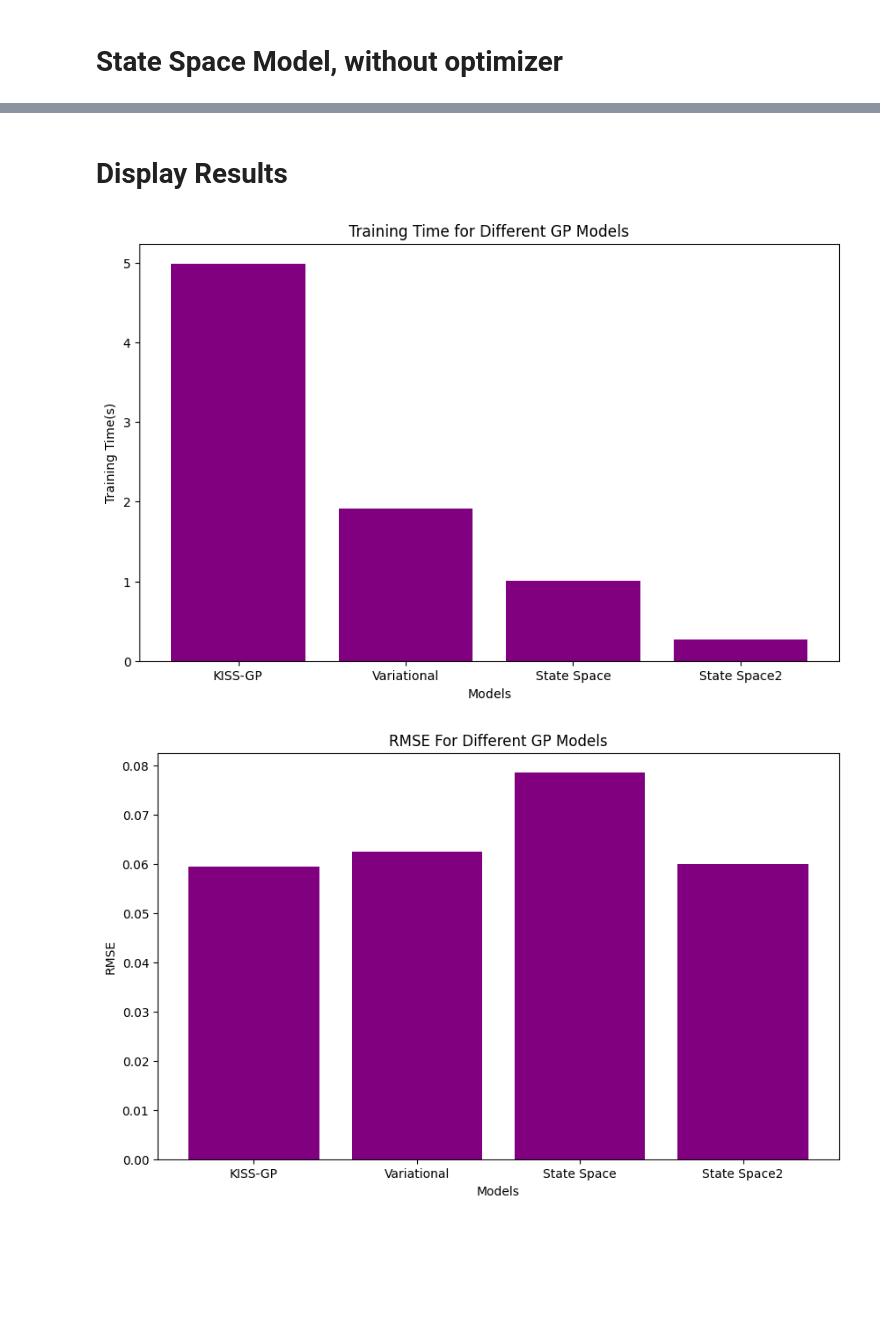
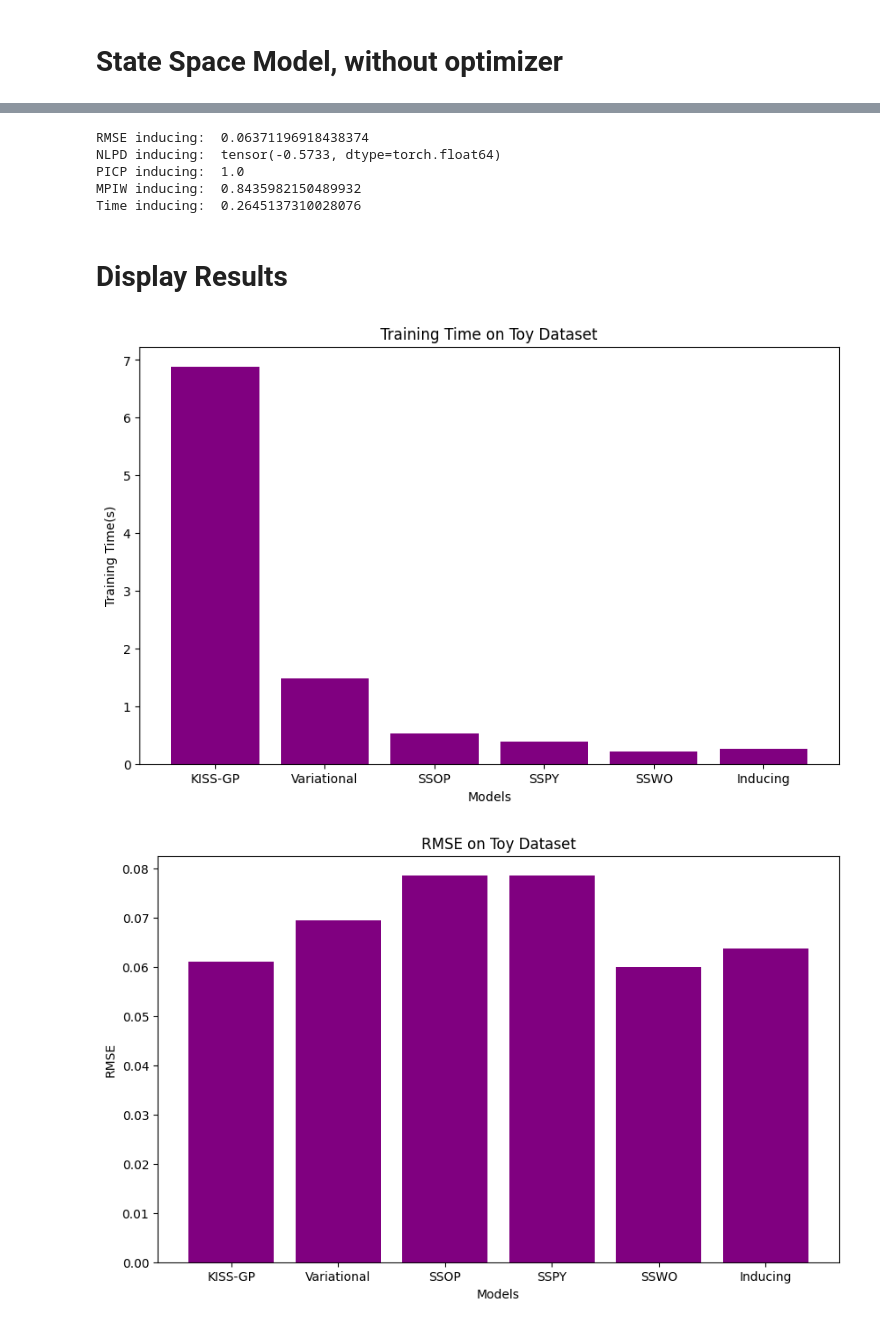
Before and after one commit to Sabelz/Master_Thesis_Alexander, a Jupyter notebook: GPs/ToyGPs.ipynb, the cells around one changed output, grey strips where cells are left out. Cells and saved outputs as stored; diff of their text form; code cells hidden in the pictures; blank space fills up the shorter version.

Commit message:
All Models

```diff
--- a/GPs/ToyGPs.ipynb
+++ b/GPs/ToyGPs.ipynb
@@ -229,0 +301,16 @@ plot_SSGP(x_train_toy, y_train_toy, x_test_toy, ss_posterior_mean_toy2, ss_poste
+# %%
+inducing_likelihood_toy = gpytorch.likelihoods.GaussianLikelihood() # Likelihood
+inducing_mean_toy = gpytorch.means.ConstantMean() # Mean
+inducing_kernel_toy = gpytorch.kernels.RBFKernel() # Kernel
+# Choose random inital inducing points
+# Generate a tensor of random indices
+indices = torch.randperm(x_train_toy.size(0))
+# Select N random rows
+inducing_points_amount = 50 # Choose how many inducing points
+inducing_points = x_train_toy[indices][:inducing_points_amount]
+inducing_model_toy = inducingGP(x_train_toy,
+                                 y_train_toy,
+                                 inducing_likelihood_toy,
+                                 inducing_mean_toy,
+                                 inducing_kernel_toy,
+                                 inducing_points) # inducingGP defined in utils/Models.ipynb
@@ -229,0 +319,6 @@ plot_SSGP(x_train_toy, y_train_toy, x_test_toy, ss_posterior_mean_toy2, ss_poste
+# %%
+train_time_inducing_toy = train(inducing_model_toy,
+                          inducing_likelihood_toy,
+                          x_train_toy,
+                          y_train_toy,
+                          training_iter= 30) # train is defined in utils/functions.ipynb
@@ -230,16 +336,39 @@ plot_SSGP(x_train_toy, y_train_toy, x_test_toy, ss_posterior_mean_toy2, ss_poste
+# %%
+with torch.no_grad(), gpytorch.settings.fast_pred_var():
+  predictions_inducing_toy = predict(inducing_model_toy, inducing_likelihood_toy,
+                                     x_test_toy) # predict is defined in utils/functions.ipynb
+  RMSE_inducing_toy, NLPD_inducing_toy, PICP_inducing_toy, MPIW_inducing_toy = error_metrics(
+      x_test_toy,
+      y_test_toy,
+      predictions_inducing_toy.mean,
+      predictions_inducing_toy.variance)# error_metrics defined in utils/functions.ipynb
+
+
+
+  print("RMSE inducing: ",RMSE_inducing_toy)
+  print("NLPD inducing: ",NLPD_inducing_toy)
+  print("PICP inducing: ",PICP_inducing_toy)
+  print("MPIW inducing: ",MPIW_inducing_toy)
+  print("Time inducing: ", train_time_inducing_toy)
+# %% [output]
+RMSE inducing:  0.06371196918438374
+NLPD inducing:  tensor(-0.5733, dtype=torch.float64)
+PICP inducing:  1.0
+MPIW inducing:  0.8435982150489932
+Time inducing:  0.2645137310028076
 # %% [markdown]
 # Display Results
 # %%
 # Training times
-models = ["KISS-GP", "Variational", "State Space", "State Space2"]
-times_toy = [train_time_KISSGP_toy, train_time_variational_toy, train_time_SS_toy, time_SS2]
-plot_bar(models, times_toy, "Training Time for Different GP Models", "Models", "Training Time(s)") # plot_bar defined in utils/function.ipynb
+models = ["KISS-GP", "Variational", "SSOP", "SSPY", "SSWO", "Inducing"]
+times_toy = [train_time_KISSGP_toy, train_time_variational_toy, train_time_SSOP_toy, train_time_SSPY_toy, train_time_SSWO_toy, train_time_inducing_toy]
+plot_bar(models, times_toy, "Training Time on Toy Dataset", "Models", "Training Time(s)") # plot_bar defined in utils/function.ipynb
 # %% [output]
-[figure, old version]
+[figure, new version]
 # %%
 # RMSE
-models = ["KISS-GP", "Variational", "State Space", "State Space2"]
-RMSE_toy = [RMSE_KISSGP_toy, RMSE_variational_toy, RMSE_SS_toy, RMSE_SS_toy2]
-plot_bar(models, RMSE_toy, "RMSE For Different GP Models", "Models", "RMSE") # plot_bar defined in utils/function.ipynb
+models = ["KISS-GP", "Variational", "SSOP", "SSPY", "SSWO", "Inducing"]
+RMSE_toy = [RMSE_KISSGP_toy, RMSE_variational_toy, RMSE_SSOP_toy, RMSE_SSPY_toy, RMSE_SSWO_toy, RMSE_inducing_toy]
+plot_bar(models, RMSE_toy, "RMSE on Toy Dataset", "Models", "RMSE") # plot_bar defined in utils/function.ipynb
 # %% [output]
-[figure, old version]
+[figure, new version]
```
Also changed, not shown: parts of 43 cells of this notebook.
